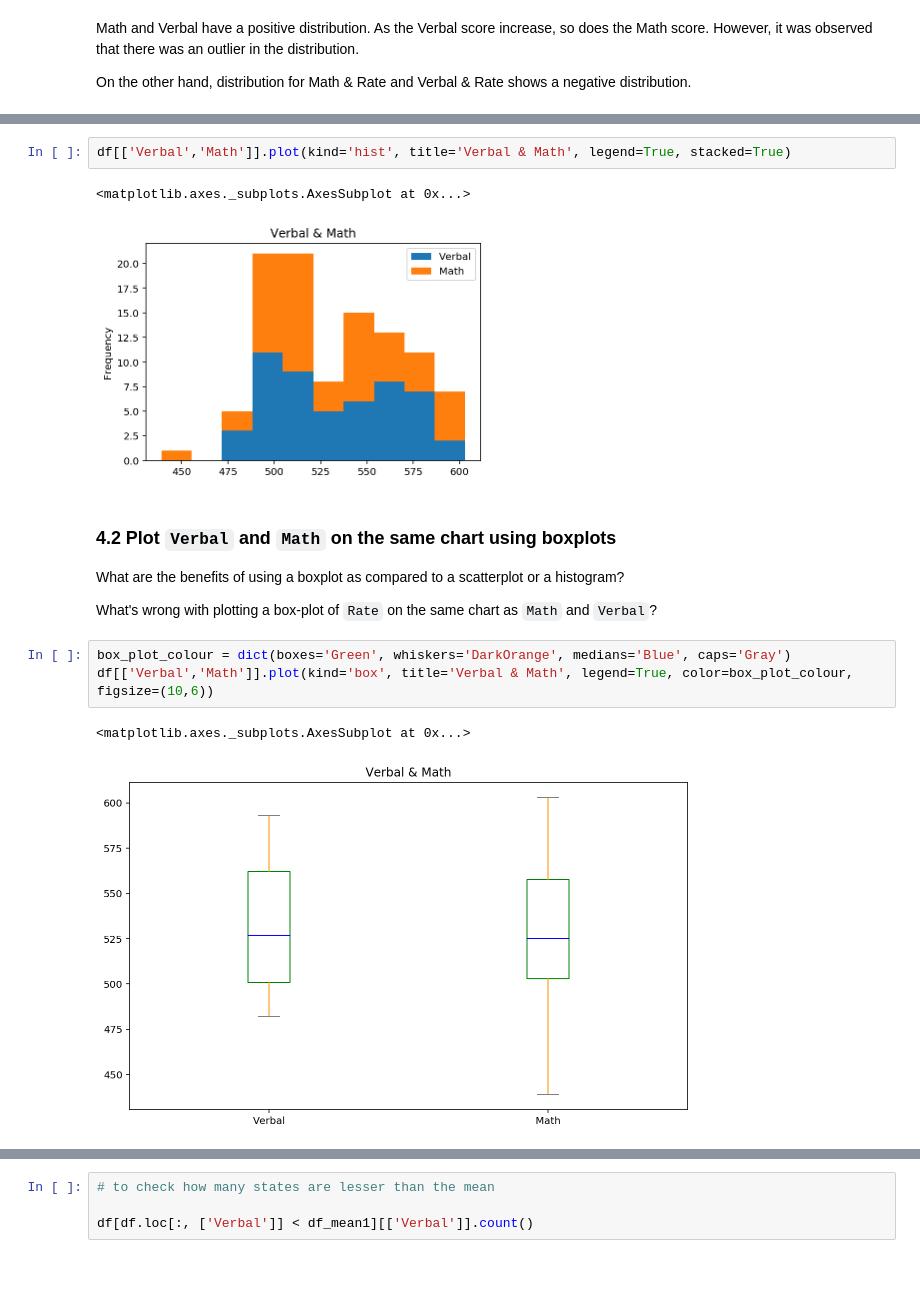
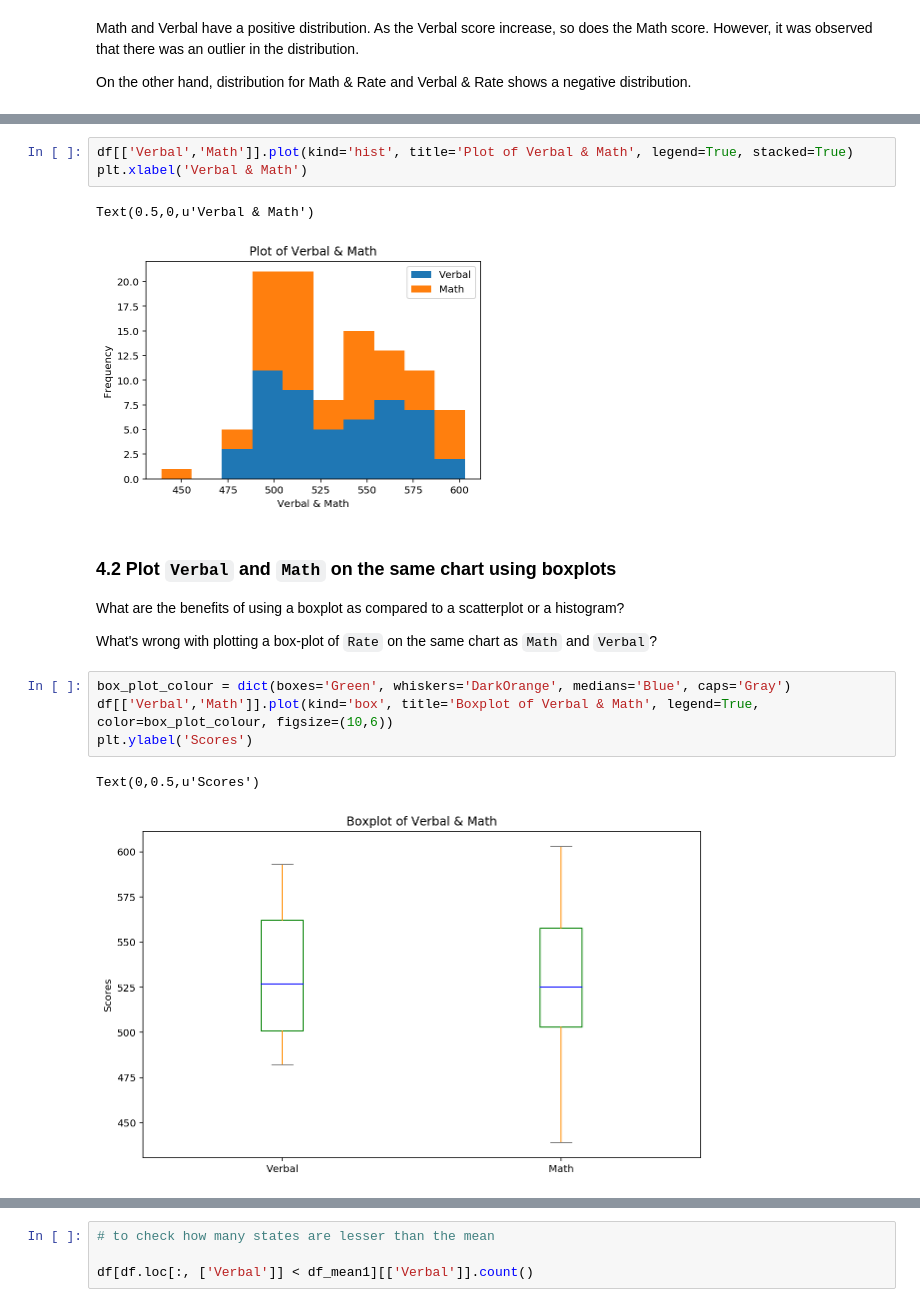
Before and after one commit to Arsyad-ah/Projects-GA, a Jupyter notebook: project-2/project-02-v2-starter-code.ipynb, the cells around one changed output, grey strips where cells are left out. Cells and saved outputs as stored; diff of their text form; blank space fills up the shorter version.

```diff
--- a/project-2/project-02-v2-starter-code.ipynb
+++ b/project-2/project-02-v2-starter-code.ipynb
@@ -306,10 +291,11 @@ http://pandas.pydata.org/pandas-docs/stable/visualization.html
 
 ### 4.1 Plot a stacked histogram with `Verbal` and `Math` using pandas
 # %%
-df[['Verbal','Math']].plot(kind='hist', title='Verbal & Math', legend=True, stacked=True)
+df[['Verbal','Math']].plot(kind='hist', title='Plot of Verbal & Math', legend=True, stacked=True)
+plt.xlabel('Verbal & Math')
 # %% [output]
-<matplotlib.axes._subplots.AxesSubplot at 0x...>
+Text(0.5,0,u'Verbal & Math')
-[figure, old version]
+[figure, new version]
 # %% [markdown]
 ### 4.2 Plot `Verbal` and `Math` on the same chart using boxplots
 
@@ -318,8 +304,9 @@ What are the benefits of using a boxplot as compared to a scatterplot or a histo
 What's wrong with plotting a box-plot of `Rate` on the same chart as `Math` and `Verbal`?
 # %%
 box_plot_colour = dict(boxes='Green', whiskers='DarkOrange', medians='Blue', caps='Gray')
-df[['Verbal','Math']].plot(kind='box', title='Verbal & Math', legend=True, color=box_plot_colour, figsize=(10,6))
+df[['Verbal','Math']].plot(kind='box', title='Boxplot of Verbal & Math', legend=True, color=box_plot_colour, figsize=(10,6))
+plt.ylabel('Scores')
 # %% [output]
-<matplotlib.axes._subplots.AxesSubplot at 0x...>
+Text(0,0.5,u'Scores')
-[figure, old version]
+[figure, new version]
 # %%
```
Also changed, not shown: parts of 68 cells of this notebook, 2 other files.
